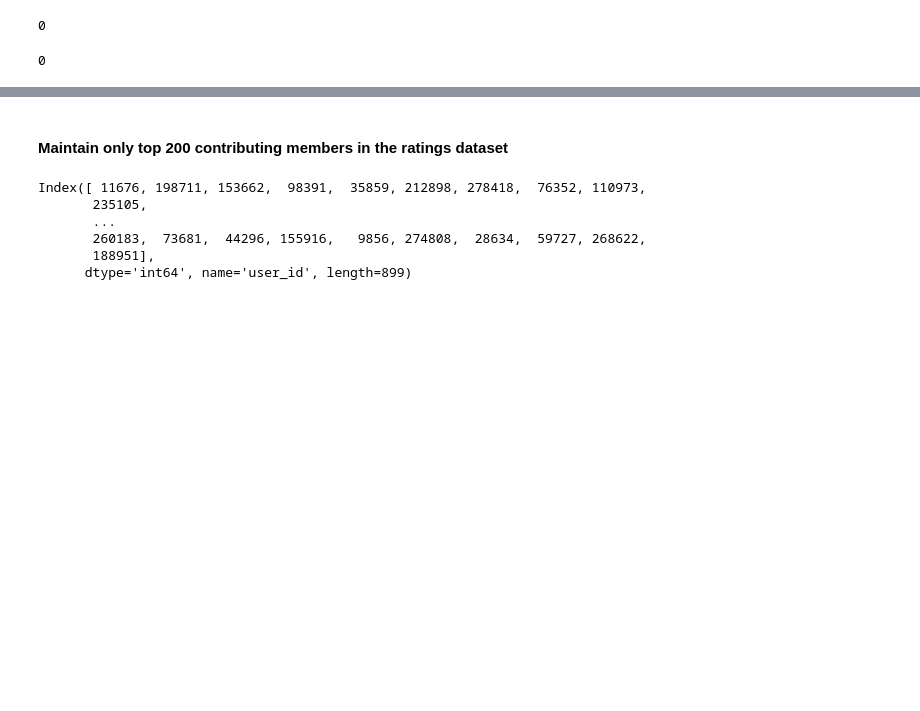
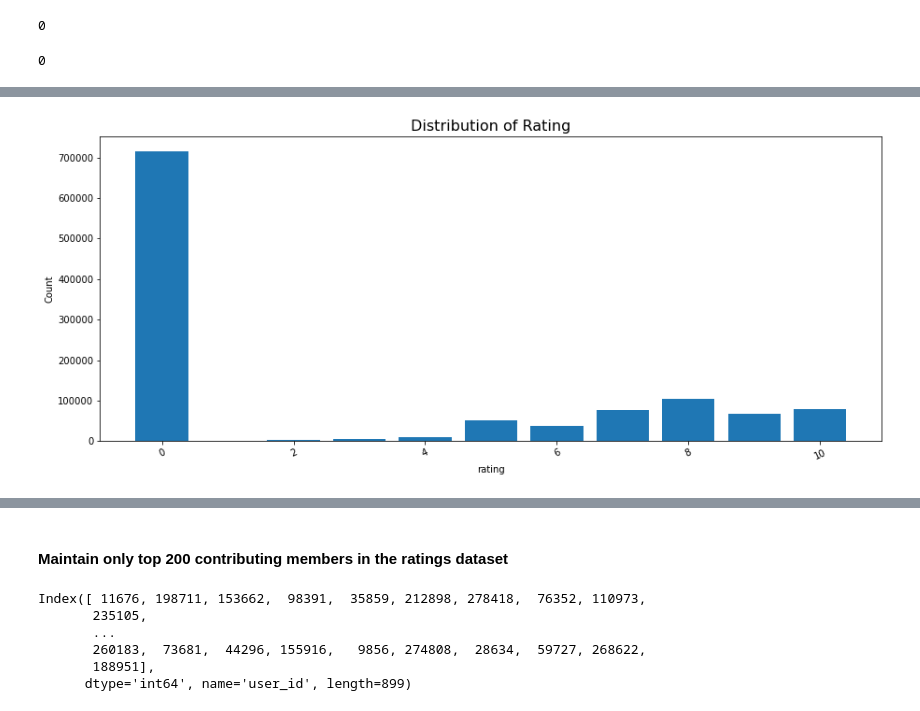
Before and after one commit to ggeorgekkariuki/picasso-book-bar, a Jupyter notebook: index.ipynb, the cells around one changed output, grey strips where cells are left out. Drawn from its saved outputs; the diff is of its cells as text; code cells hidden in the pictures; blank space fills up the shorter version.

```diff
--- a/index.ipynb
+++ b/index.ipynb
@@ -246,7 +225,7 @@ The Categorical Features are:
 # %% [markdown]
 #### 2.1.3 DATASET 3 - Ratings Dataset
 # %%
-rating = DataUnderstading(name='Rating')
+rating = DataUnderstanding(name='Rating')
 ratings_df = rating.load_data(path='./data/BX-Book-Ratings.csv')
 ratings_df.head()
 # %% [output]
@@ -510,0 +924,5 @@ ratings_df.duplicated().sum()
+# %%
+# ratings_df.rating.hist()
+univariate_plot(ratings_df, 'rating', plot='bar')
+# %% [output]
+[figure, added]
```
Also changed, not shown: parts of 68 cells of this notebook.
